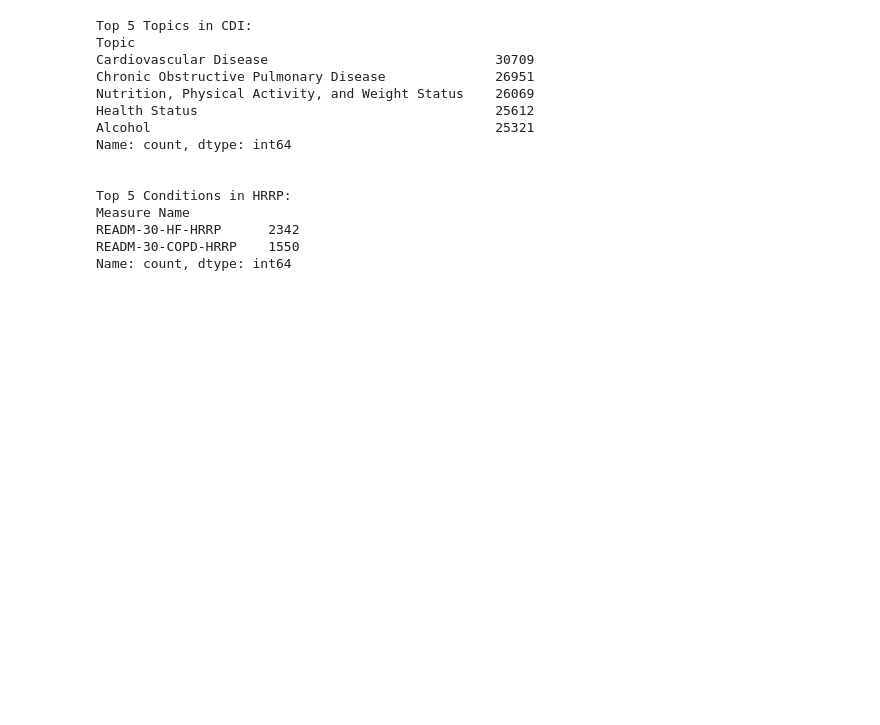
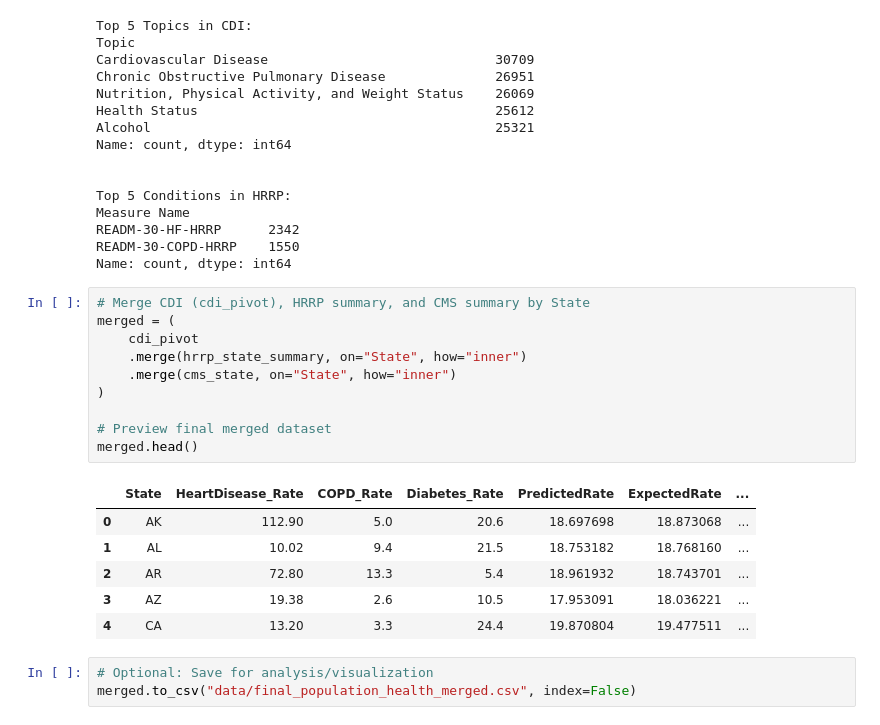
Before and after one commit to pranjul11garg/Population-Health-Financial-Impact-Analysis-CMS-CDC-Data, a Jupyter notebook: scripts/data_cleaning.ipynb, the cells around one changed output. Cells and saved outputs as stored; diff of their text form; blank space fills up the shorter version.

Commit message:
Merged the dataset

```diff
--- a/scripts/data_cleaning.ipynb
+++ b/scripts/data_cleaning.ipynb
@@ -381,3 +381,23 @@ Measure Name
 READM-30-HF-HRRP      2342
 READM-30-COPD-HRRP    1550
 Name: count, dtype: int64
+# %%
+# Merge CDI (cdi_pivot), HRRP summary, and CMS summary by State
+merged = (
+    cdi_pivot
+    .merge(hrrp_state_summary, on="State", how="inner")
+    .merge(cms_state, on="State", how="inner")
+)
+
+# Preview final merged dataset
+merged.head()
+# %% [output]
+|  | State | HeartDisease_Rate | COPD_Rate | Diabetes_Rate | PredictedRate | ExpectedRate | ... |
+| 0 | AK | 112.90 | 5.0 | 20.6 | 18.697698 | 18.873068 | ... |
+| 1 | AL | 10.02 | 9.4 | 21.5 | 18.753182 | 18.768160 | ... |
+| 2 | AR | 72.80 | 13.3 | 5.4 | 18.961932 | 18.743701 | ... |
+| 3 | AZ | 19.38 | 2.6 | 10.5 | 17.953091 | 18.036221 | ... |
+| 4 | CA | 13.20 | 3.3 | 24.4 | 19.870804 | 19.477511 | ... |
+# %%
+# Optional: Save for analysis/visualization
+merged.to_csv("data/final_population_health_merged.csv", index=False)
```
Also changed, not shown: parts of 1 cell of this notebook, 1 other file.
